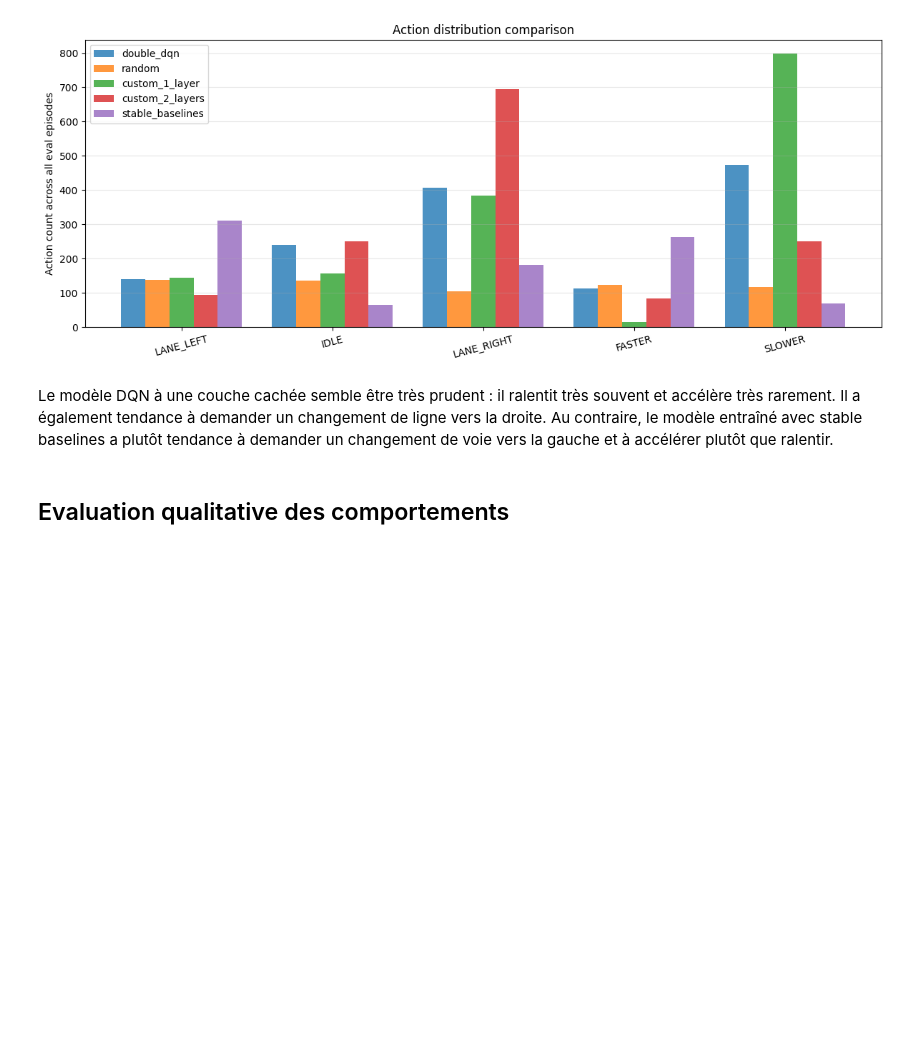
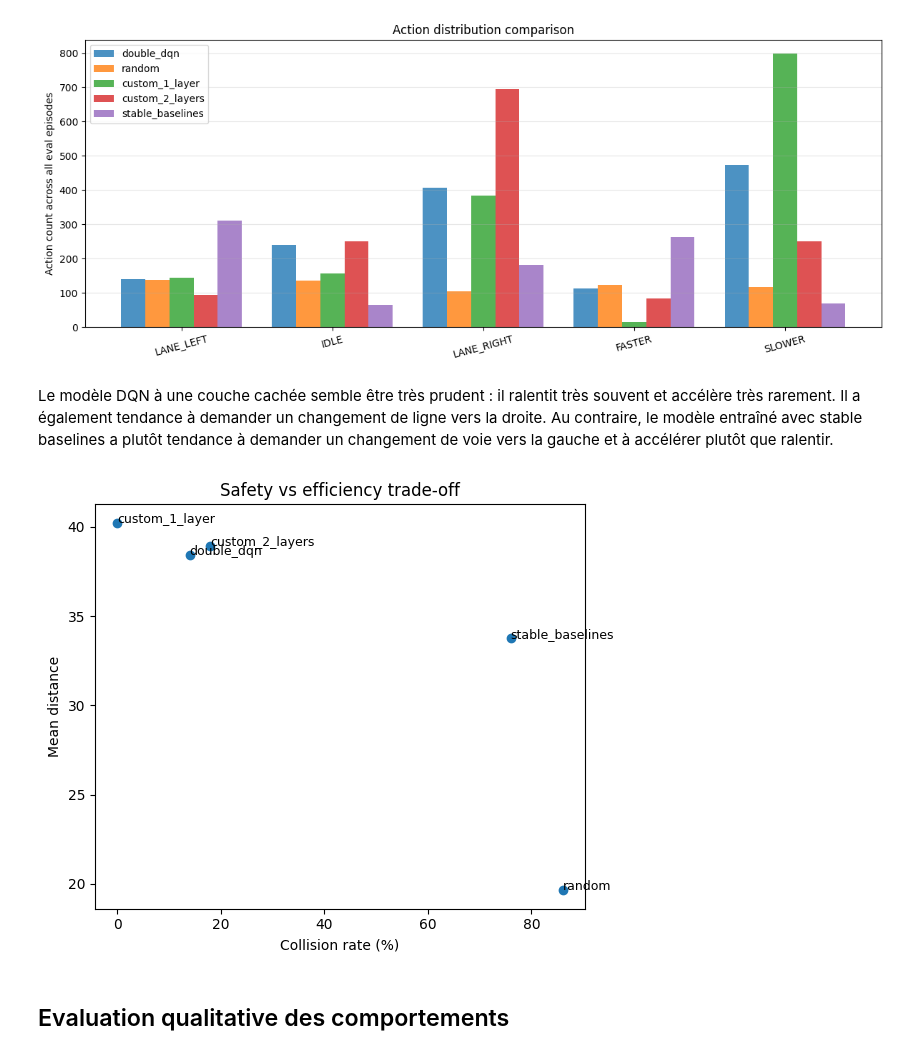
Before and after one commit to arfiblouisa/Reinforcement_learning_highway, a Jupyter notebook: core_task/compare_models.ipynb, the cells around one changed output. Cells and saved outputs as stored; diff of their text form; code cells hidden in the pictures; blank space fills up the shorter version.

```diff
--- a/core_task/compare_models.ipynb
+++ b/core_task/compare_models.ipynb
@@ -535,6 +535,20 @@ plot_action_distribution(df_all, N_ACTIONS, action_labels=ACTION_LABELS)
 [figure]
 # %% [markdown]
 Le modèle DQN à une couche cachée semble être très prudent : il ralentit très souvent et accélère très rarement. Il a également tendance à demander un changement de ligne vers la droite. Au contraire, le modèle entraîné avec stable baselines a plutôt tendance à demander un changement de voie vers la gauche et à accélérer plutôt que ralentir.
+# %%
+plt.figure(figsize=(6, 5))
+plt.scatter(df_metrics["collision_rate"], df_metrics["mean_distance"])
+
+for _, row in df_metrics.iterrows():
+    plt.text(row["collision_rate"], row["mean_distance"], row["agent"], fontsize=9)
+
+plt.xlabel("Collision rate (%)")
+plt.ylabel("Mean distance")
+plt.title("Safety vs efficiency trade-off")
+plt.tight_layout()
+plt.show()
+# %% [output]
+[figure, added]
 # %% [markdown]
 ## Evaluation qualitative des comportements
 # %% [markdown]
```
Also changed, not shown: parts of 17 cells of this notebook, 4 other files.
